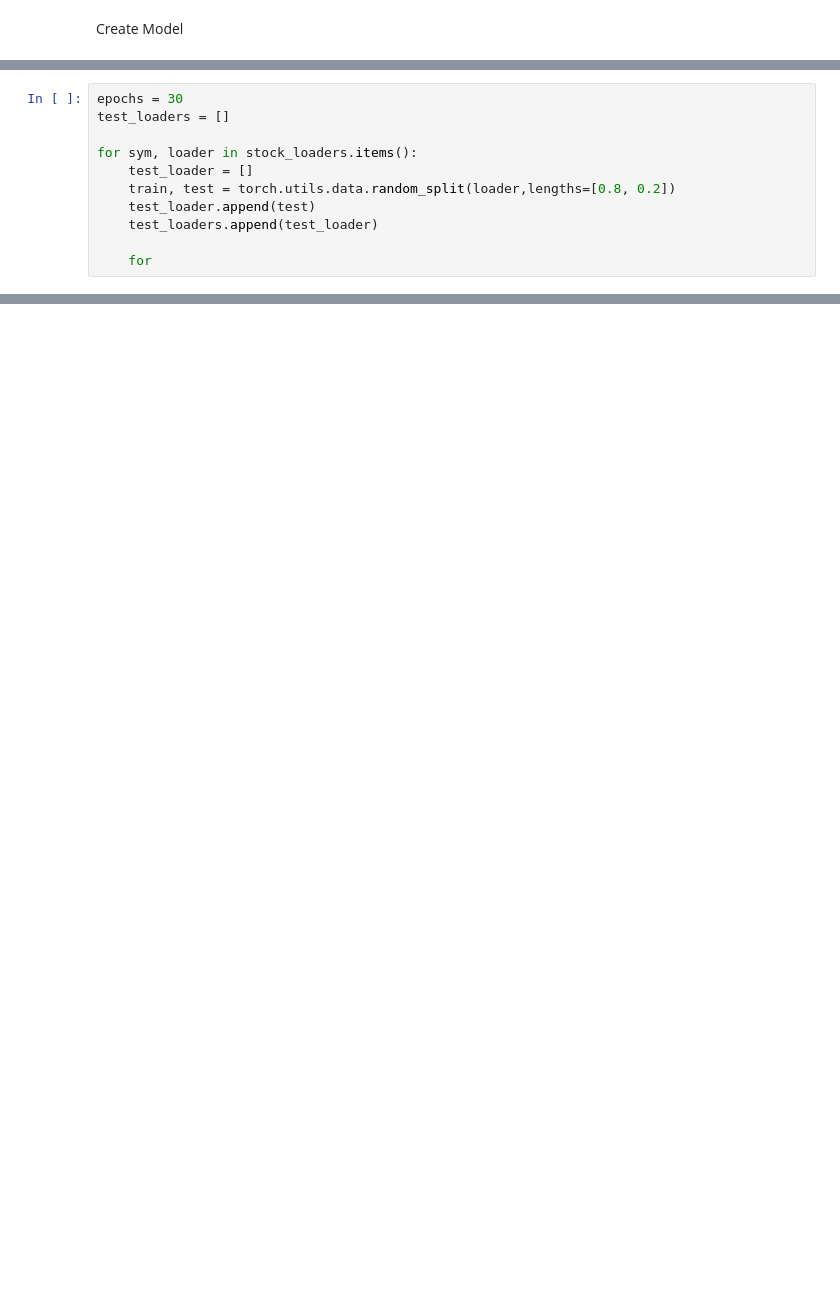
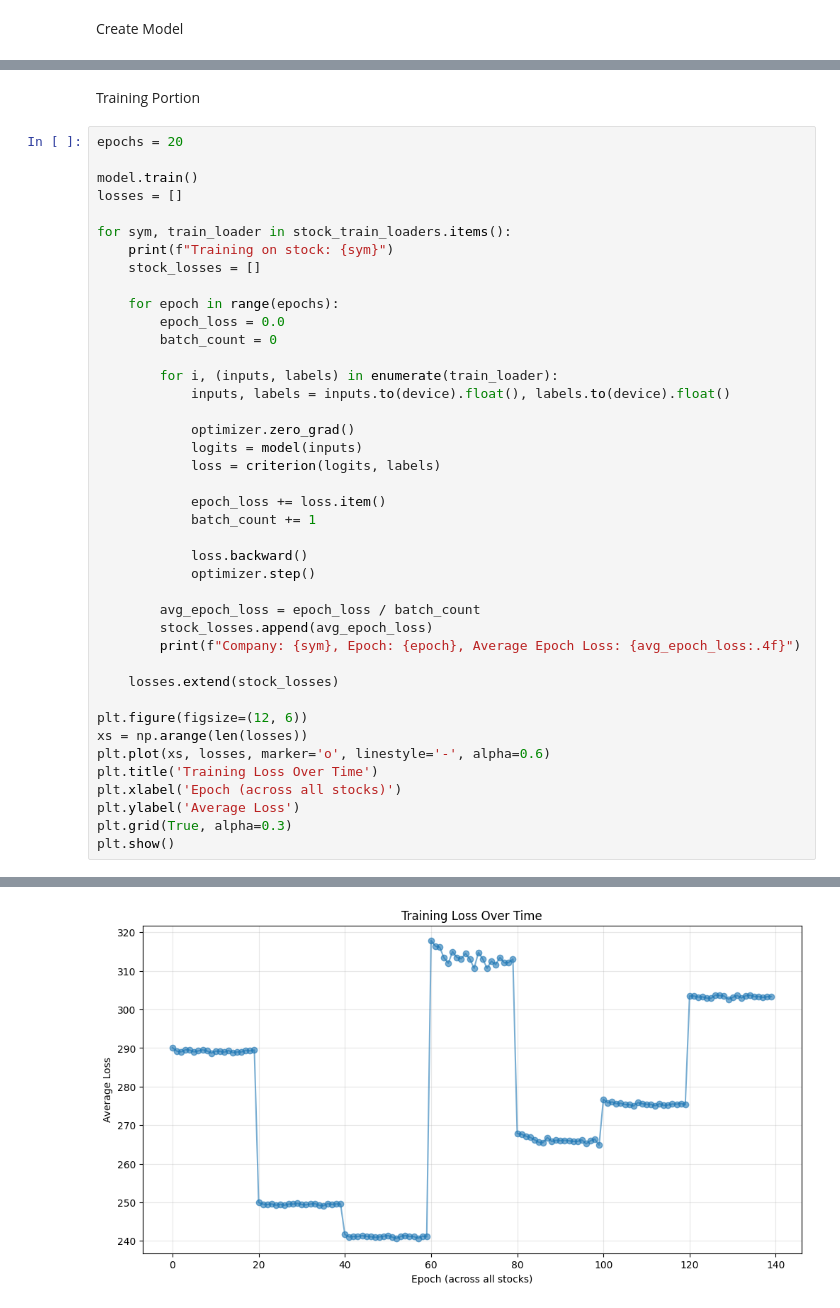
Before and after one commit to Retrospek/AlgorithmicTrading, a Jupyter notebook: backend/ArtificialIntelligence/eda.ipynb, the cells around one changed output, grey strips where cells are left out. Drawn from its saved outputs; the diff is of its cells as text; blank space fills up the shorter version.

```diff
--- a/backend/ArtificialIntelligence/eda.ipynb
+++ b/backend/ArtificialIntelligence/eda.ipynb
@@ -222,11 +273,44 @@ criterion = nn.MSELoss()
-# %%
-epochs = 30
-test_loaders = []
-
-for sym, loader in stock_loaders.items():
-    test_loader = []
-    train, test = torch.utils.data.random_split(loader,lengths=[0.8, 0.2])
-    test_loader.append(test)
-    test_loaders.append(test_loader)
-
-    for
+# %% [markdown]
+Training Portion
+# %%
+epochs = 20
+
+model.train()
+losses = []
+
+for sym, train_loader in stock_train_loaders.items():
+    print(f"Training on stock: {sym}")
+    stock_losses = []
+
+    for epoch in range(epochs):
+        epoch_loss = 0.0
+        batch_count = 0
+
+        for i, (inputs, labels) in enumerate(train_loader):
+            inputs, labels = inputs.to(device).float(), labels.to(device).float()
+
+            optimizer.zero_grad()
+            logits = model(inputs)
+            loss = criterion(logits, labels)
+
+            epoch_loss += loss.item()
+            batch_count += 1
+
+            loss.backward()
+            optimizer.step()
+
+        avg_epoch_loss = epoch_loss / batch_count
+        stock_losses.append(avg_epoch_loss)
+        print(f"Company: {sym}, Epoch: {epoch}, Average Epoch Loss: {avg_epoch_loss:.4f}")
+
+    losses.extend(stock_losses)
+
+plt.figure(figsize=(12, 6))
+xs = np.arange(len(losses))
+plt.plot(xs, losses, marker='o', linestyle='-', alpha=0.6)
+plt.title('Training Loss Over Time')
+plt.xlabel('Epoch (across all stocks)')
+plt.ylabel('Average Loss')
+plt.grid(True, alpha=0.3)
+plt.show()
+# %% [output]
@@ -232,0 +334 @@ for sym, loader in stock_loaders.items():
+[figure, added]
```
Also changed, not shown: parts of 11 cells of this notebook, 1 other file.
